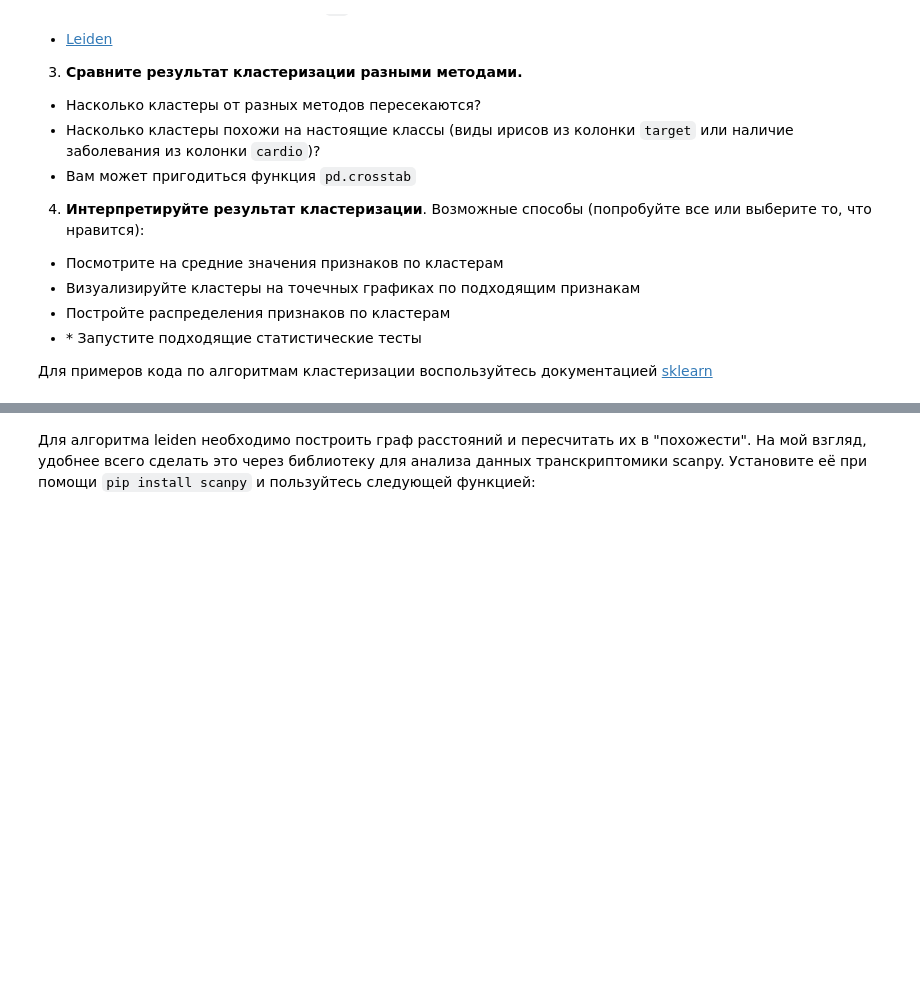
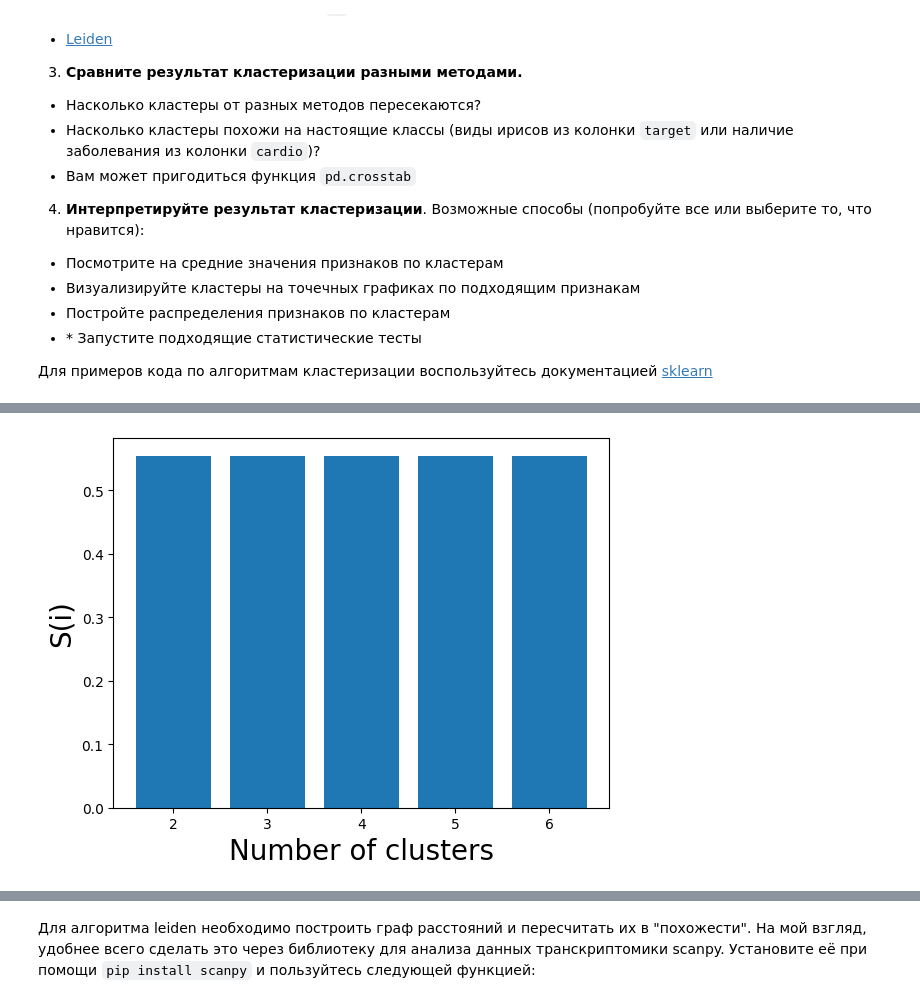
Before and after one commit to svgen83/ml_python_blastim, a Jupyter notebook: 17-18_clustering_homework.ipynb, the cells around one changed output, grey strips where cells are left out. Cells and saved outputs as stored; diff of their text form; code cells hidden in the pictures; blank space fills up the shorter version.

```diff
--- a/17-18_clustering_homework.ipynb
+++ b/17-18_clustering_homework.ipynb
@@ -72,0 +137,15 @@ iris_df.head()
+# %%
+k = [2, 3, 4, 5, 6]
+silhouette_scores = []
+for i in k:
+    ac = AgglomerativeClustering(n_clusters = 3)
+    silhouette_scores.append(
+        silhouette_score(X, ac.fit_predict(X)))
+
+# Plotting a bar graph to compare the results
+plt.bar(k, silhouette_scores)
+plt.xlabel('Number of clusters', fontsize = 20)
+plt.ylabel('S(i)', fontsize = 20)
+plt.show()
+# %% [output]
+[figure, added]
```
Also changed, not shown: parts of 17 cells of this notebook.
